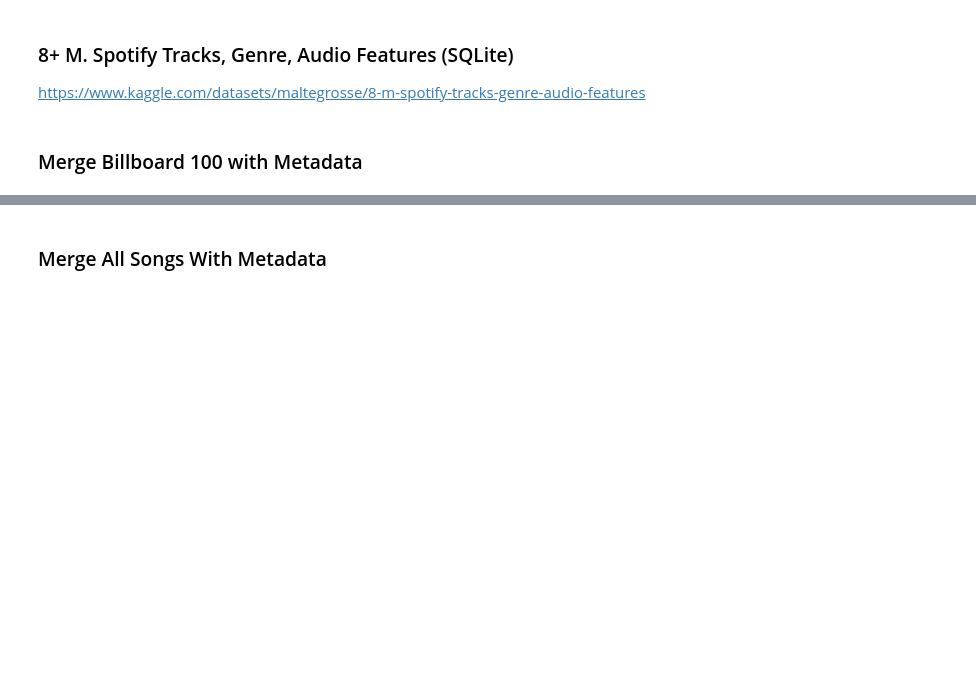
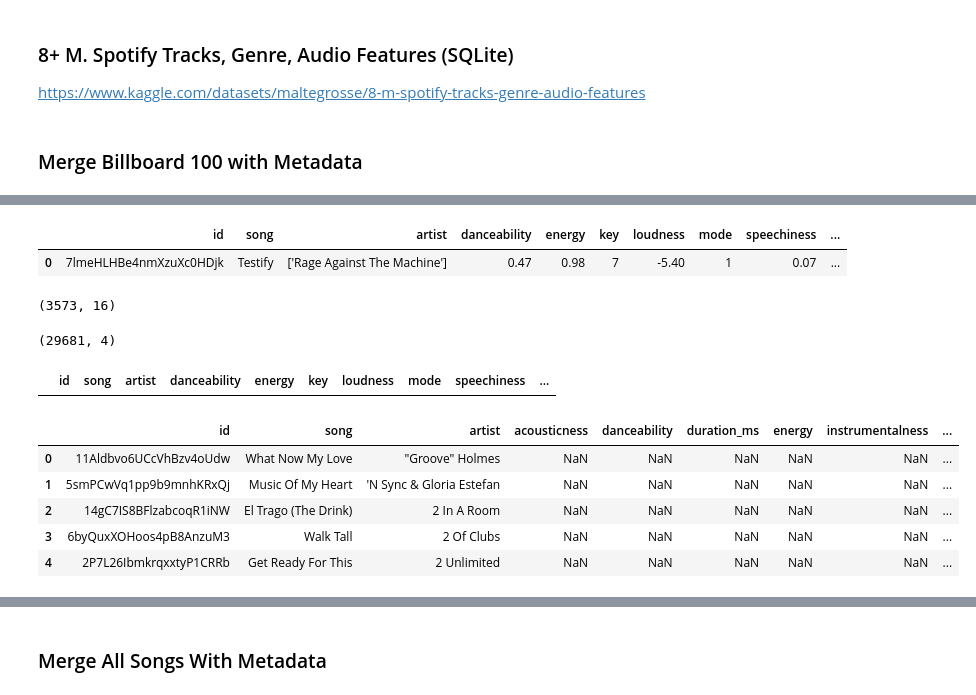
Before and after one commit to KevinCarr42/Billboard-100-Audio-Feature-Analytics, a Jupyter notebook: Kevin 820 Dataset.ipynb, the cells around one changed output, grey strips where cells are left out. Saved outputs shown, nothing was run; the diff lists cells and outputs as text; code cells hidden in the pictures; blank space fills up the shorter version.

```diff
--- a/Kevin 820 Dataset.ipynb
+++ b/Kevin 820 Dataset.ipynb
@@ -400,0 +368,13 @@ set_1M_idx = set(df_1M_songs.id)
+# %%
+df_1M_songs.head(1)
+# %% [output]
+|  | id | song | artist | danceability | energy | key | loudness | mode | speechiness | ... |
+| 0 | 7lmeHLHBe4nmXzuXc0HDjk | Testify | ['Rage Against The Machine'] | 0.47 | 0.98 | 7 | -5.40 | 1 | 0.07 | ... |
+# %%
+df_api_features.shape
+# %% [output]
+(3573, 16)
+# %%
+df_billboard_songs.shape
+# %% [output]
+(29681, 4)
@@ -400,0 +397,55 @@ set_1M_idx = set(df_1M_songs.id)
+# %%
+# STEP 1: Merge audio features with Billboard 100 Songs
+
+# audio features
+list_of_features = [
+    'acousticness', 'danceability', 'duration_ms', 'energy', 'instrumentalness',
+    'key', 'liveness', 'loudness', 'mode', 'speechiness', 'tempo', 'time_signature', 'valence'
+]
+
+# songs in the billboard 100 list
+set_billboard = set(df_billboard_songs.id)
+set_billboard.discard('')
+
+# temporary dataframes
+df1 = df_8M_songs[df_8M_songs.id.isin(set_billboard)]
+df1 = df1[[
+    'id', 'song', 'artist',
+    'acousticness', 'danceability', 'duration_ms', 'energy', 'instrumentalness',
+    'key', 'liveness', 'loudness', 'mode', 'speechiness', 'tempo', 'time_signature', 'valence'
+]]
+set1 = set_billboard - set(df1.id)
+
+df2 = df_1M_songs[df_1M_songs.id.isin(set1)]
+df2 = df2[[
+    'id', 'song', 'artist',
+    'acousticness', 'danceability', 'duration_ms', 'energy', 'instrumentalness',
+    'key', 'liveness', 'loudness', 'mode', 'speechiness', 'tempo', 'time_signature', 'valence'
+]]
+set2 = set1 - set(df2.id)
+
+df3a = df_billboard_songs[df_billboard_songs.id.isin(set2)].reset_index(drop=True)
+df3b = pd.DataFrame(data=np.nan, index=[x for x in range(df3a.shape[0])], columns=list_of_features)
+df3 = pd.concat([df3a, df3b], axis=1)
+df3 = df3[[
+    'id', 'song', 'artist',
+    'acousticness', 'danceability', 'duration_ms', 'energy', 'instrumentalness',
+    'key', 'liveness', 'loudness', 'mode', 'speechiness', 'tempo', 'time_signature', 'valence'
+]]
+
+
+# all_audio_features = pd.concat([df_api_features, df1, df2]).reset_index(drop=True)
+# %%
+df2.head(0)
+# %% [output]
+|  | id | song | artist | danceability | energy | key | loudness | mode | speechiness | ... |
+# %%
+
+df3.head()
+# %% [output]
+|  | id | song | artist | acousticness | danceability | duration_ms | energy | instrumentalness | ... |
+| 0 | 11Aldbvo6UCcVhBzv4oUdw | What Now My Love | "Groove" Holmes | NaN | NaN | NaN | NaN | NaN | ... |
+| 1 | 5smPCwVq1pp9b9mnhKRxQj | Music Of My Heart | 'N Sync & Gloria Estefan | NaN | NaN | NaN | NaN | NaN | ... |
+| 2 | 14gC7IS8BFlzabcoqR1iNW | El Trago (The Drink) | 2 In A Room | NaN | NaN | NaN | NaN | NaN | ... |
+| 3 | 6byQuxXOHoos4pB8AnzuM3 | Walk Tall | 2 Of Clubs | NaN | NaN | NaN | NaN | NaN | ... |
+| 4 | 2P7L26IbmkrqxxtyP1CRRb | Get Ready For This | 2 Unlimited | NaN | NaN | NaN | NaN | NaN | ... |
```
Also changed, not shown: parts of 13 cells of this notebook, 1 other file.
